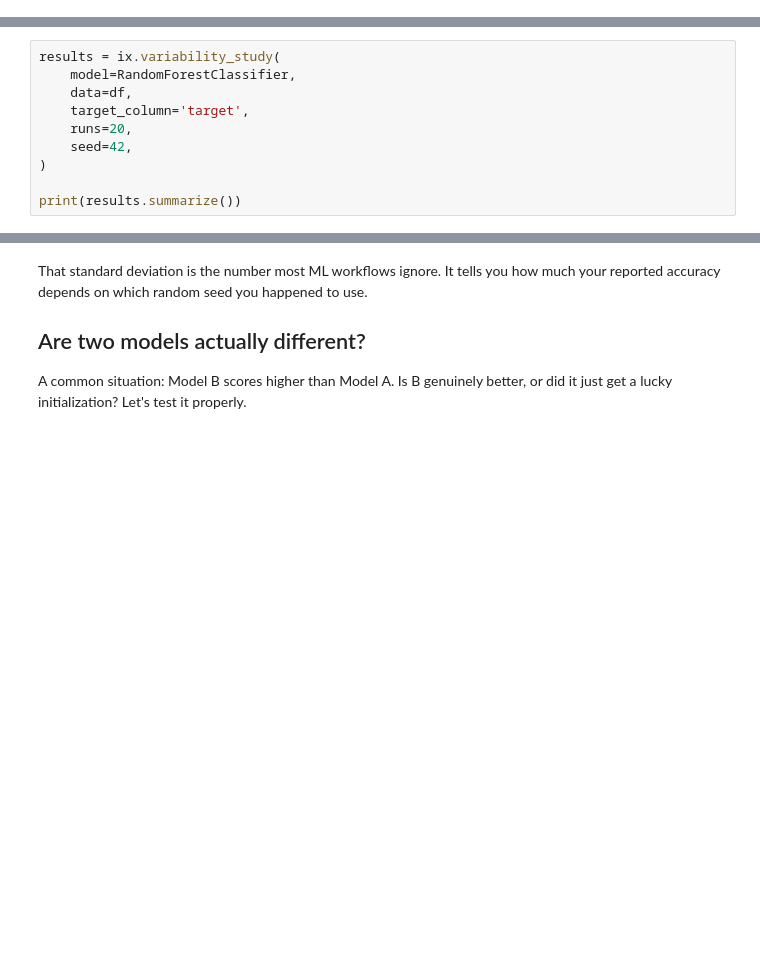
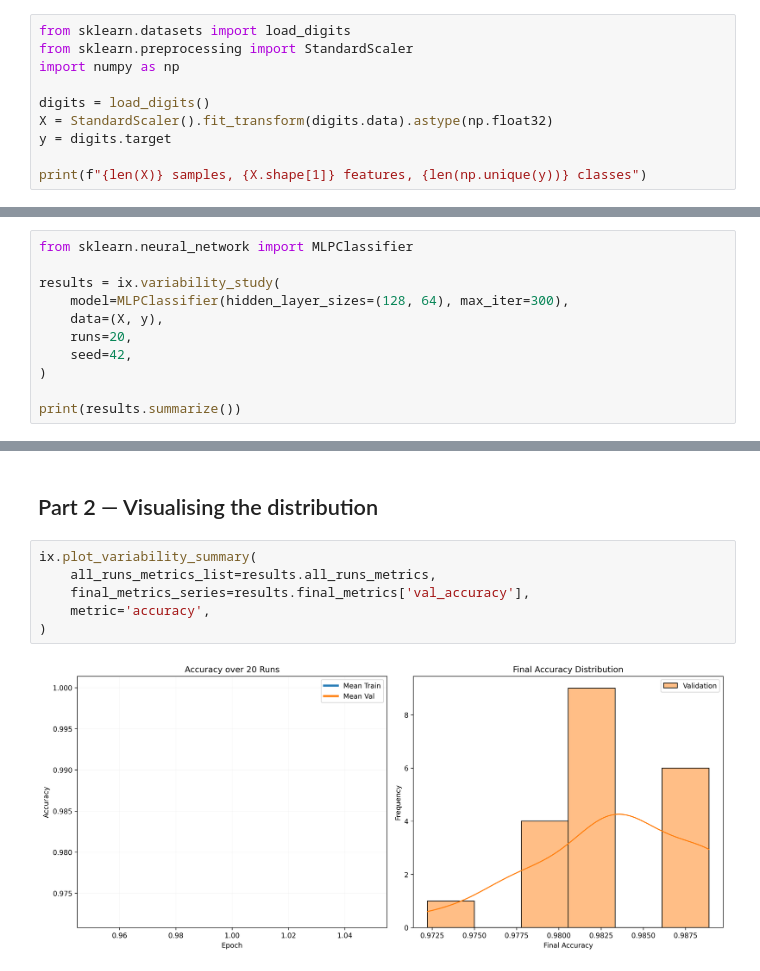
Before and after one commit to skizlik/ictonyx, a Jupyter notebook: examples/quickstart.ipynb, the cells around one changed output, grey strips where cells are left out. Drawn from its saved outputs; the diff is of its cells as text; blank space fills up the shorter version.

```diff
--- a/examples/quickstart.ipynb
+++ b/examples/quickstart.ipynb
@@ -33,0 +27,10 @@ Dataset: 569 samples, 30 features, 2 classes
+# %%
+from sklearn.datasets import load_digits
+from sklearn.preprocessing import StandardScaler
+import numpy as np
+
+digits = load_digits()
+X = StandardScaler().fit_transform(digits.data).astype(np.float32)
+y = digits.target
+
+print(f"{len(X)} samples, {X.shape[1]} features, {len(np.unique(y))} classes")
@@ -34,8 +45,9 @@ Dataset: 569 samples, 30 features, 2 classes
 # %%
+from sklearn.neural_network import MLPClassifier
+
 results = ix.variability_study(
-    model=RandomForestClassifier,
-    data=df,
-    target_column='target',
+    model=MLPClassifier(hidden_layer_sizes=(128, 64), max_iter=300),
+    data=(X, y),
     runs=20,
     seed=42,
 )
@@ -97,6 +116,10 @@ for i, acc in enumerate(val_accs, 1):
-# %% [markdown]
-That standard deviation is the number most ML workflows ignore. It tells you how much your reported accuracy depends on which random seed you happened to use.
-
-## Are two models actually different?
-
-A common situation: Model B scores higher than Model A. Is B genuinely better, or did it just get a lucky initialization? Let's test it properly.
+# %% [markdown]
+## Part 2 — Visualising the distribution
+# %%
+ix.plot_variability_summary(
+    all_runs_metrics_list=results.all_runs_metrics,
+    final_metrics_series=results.final_metrics['val_accuracy'],
+    metric='accuracy',
+)
+# %% [output]
+[figure, added]
```
Also changed, not shown: parts of 23 cells of this notebook, 13 other files.
